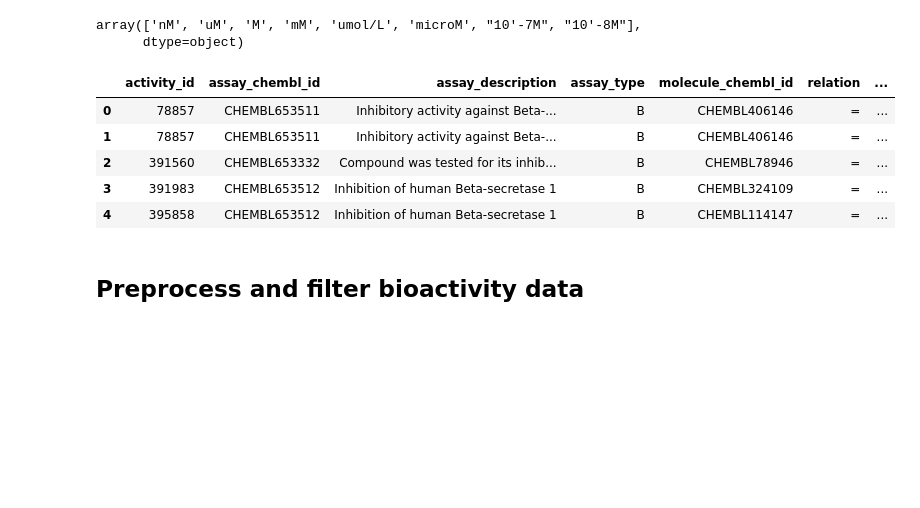
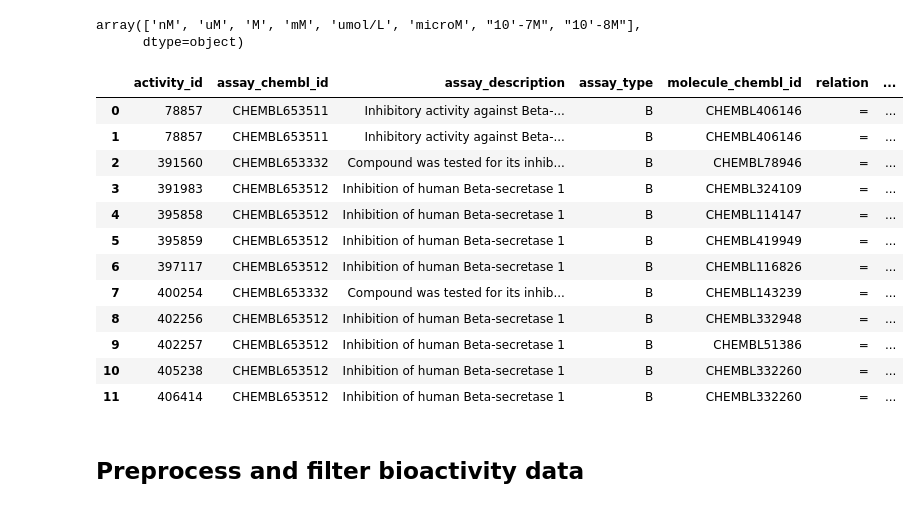
Before and after one commit to j-degroot/ACMDD, a Jupyter notebook: P1_ChEMBL.ipynb, the cells around one changed output. Saved outputs shown, nothing was run; the diff lists cells and outputs as text; code cells hidden in the pictures; blank space fills up the shorter version.

```diff
--- a/P1_ChEMBL.ipynb
+++ b/P1_ChEMBL.ipynb
@@ -155,14 +159,21 @@ array(['nM', 'uM', 'M', 'mM', 'umol/L', 'microM', "10'-7M", "10'-8M"],
       dtype=object)
 # %%
 bioactivities_df.drop(["units", "value"], axis=1, inplace=True)
-bioactivities_df.head()
+bioactivities_df.head(n=12)
 # %% [output]
 |  | activity_id | assay_chembl_id | assay_description | assay_type | molecule_chembl_id | relation | ... |
 | 0 | 78857 | CHEMBL653511 | Inhibitory activity against Beta-... | B | CHEMBL406146 | = | ... |
 | 1 | 78857 | CHEMBL653511 | Inhibitory activity against Beta-... | B | CHEMBL406146 | = | ... |
 | 2 | 391560 | CHEMBL653332 | Compound was tested for its inhib... | B | CHEMBL78946 | = | ... |
 | 3 | 391983 | CHEMBL653512 | Inhibition of human Beta-secretase 1 | B | CHEMBL324109 | = | ... |
 | 4 | 395858 | CHEMBL653512 | Inhibition of human Beta-secretase 1 | B | CHEMBL114147 | = | ... |
+| 5 | 395859 | CHEMBL653512 | Inhibition of human Beta-secretase 1 | B | CHEMBL419949 | = | ... |
+| 6 | 397117 | CHEMBL653512 | Inhibition of human Beta-secretase 1 | B | CHEMBL116826 | = | ... |
+| 7 | 400254 | CHEMBL653332 | Compound was tested for its inhib... | B | CHEMBL143239 | = | ... |
+| 8 | 402256 | CHEMBL653512 | Inhibition of human Beta-secretase 1 | B | CHEMBL332948 | = | ... |
+| 9 | 402257 | CHEMBL653512 | Inhibition of human Beta-secretase 1 | B | CHEMBL51386 | = | ... |
+| 10 | 405238 | CHEMBL653512 | Inhibition of human Beta-secretase 1 | B | CHEMBL332260 | = | ... |
+| 11 | 406414 | CHEMBL653512 | Inhibition of human Beta-secretase 1 | B | CHEMBL332260 | = | ... |
 # %% [markdown]
 ## Preprocess and filter bioactivity data
 # %% [markdown]
```
Also changed, not shown: parts of 22 cells of this notebook, 2 other files.
